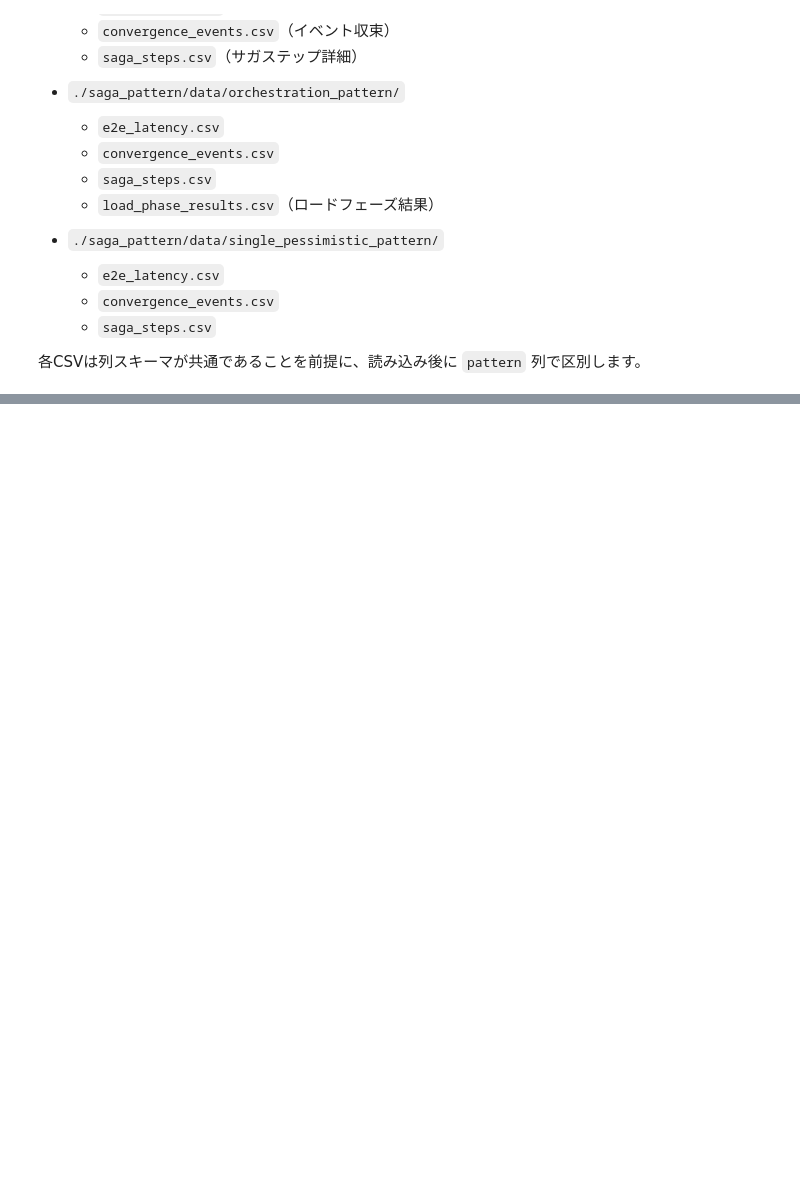
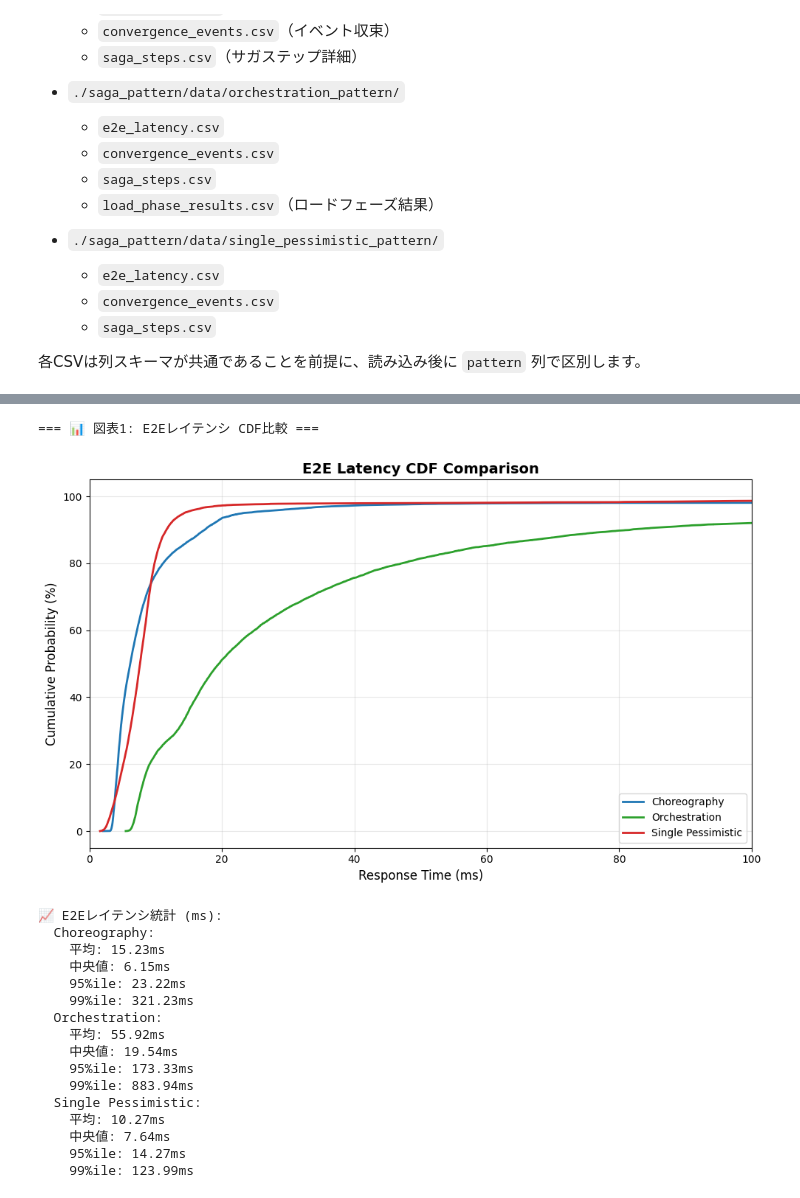
Before and after one commit to sugiyama404/practice_infra_arch, a Jupyter notebook: saga_pattern/test_result.ipynb, the cells around one changed output, grey strips where cells are left out. Drawn from its saved outputs; the diff is of its cells as text; code cells hidden in the pictures; blank space fills up the shorter version.

```diff
--- a/saga_pattern/test_result.ipynb
+++ b/saga_pattern/test_result.ipynb
@@ -53,8 +52,5 @@ print("ライブラリの読み込み完了")
 # %%
-# Load CSV data from pattern subdirectories
 print("=== CSVファイルの読み込み（3パターン統合）===")
-
-from typing import Dict, List
 
 pattern_dirs = {
     'choreography': DATA_DIR / 'choreography_pattern',
@@ -62,10 +58,10 @@ pattern_dirs = {
     'single_pessimistic': DATA_DIR / 'single_pessimistic_pattern',
 }
 
-# Initialize empty DataFrames
-cols_e2e = ['created_at', 'finished_at', 'e2e_ms']
-cols_conv = ['aggregate_id', 'processed_at']
-cols_saga = ['saga_id', 'step', 'status', 'is_compensation', 'started_at', 'completed_at', 'duration_ms']
+# Initialize empty DataFrames with actual column names from CSV files
+cols_e2e = ['pattern', 'scenario', 'status_code', 'response_time', 'timestamp', 'load_phase']
+cols_conv = ['aggregate_id', 'event_type', 'processed_at']
+cols_saga = ['saga_id', 'order_id', 'step_number', 'step_name', 'command_type', 'status', 'started_at', 'completed_at', 'duration_ms']
 
 df_e2e_list: List[pd.DataFrame] = []
 df_conv_list: List[pd.DataFrame] = []
@@ -78,7 +74,7 @@ for pattern, pdir in pattern_dirs.items():
         saga_path = pdir / 'saga_steps.csv'
 
         if e2e_path.exists():
-            e2e = pd.read_csv(e2e_path, parse_dates=['created_at', 'finished_at'])
+            e2e = pd.read_csv(e2e_path, parse_dates=['timestamp'])
             e2e['pattern'] = pattern
             df_e2e_list.append(e2e)
             print(f"✓ E2E ({pattern}): {len(e2e)} rows")
@@ -442,0 +488,36 @@ df_phase_results = load_phase_analysis()
+# %%
+# 📊 図表1: E2Eレイテンシ CDF比較
+print("=== 📊 図表1: E2Eレイテンシ CDF比較 ===")
+fig, ax = plt.subplots(1, 1, figsize=(10, 6))
+create_cdf_plot(df_e2e, ax)
+plt.tight_layout()
+plt.show()
+
+# 統計サマリー表示
+print("\n📈 E2Eレイテンシ統計 (ms):")
+for pattern in df_e2e['pattern'].unique():
+    pattern_data = df_e2e[df_e2e['pattern'] == pattern]['response_time'] * 1000
+    print(f"  {pattern.replace('_', ' ').title()}:")
+    print(f"    平均: {pattern_data.mean():.2f}ms")
+    print(f"    中央値: {pattern_data.median():.2f}ms")
+    print(f"    95%ile: {pattern_data.quantile(0.95):.2f}ms")
+    print(f"    99%ile: {pattern_data.quantile(0.99):.2f}ms")
+# %% [output]
+=== 📊 図表1: E2Eレイテンシ CDF比較 ===
+[figure, added]
+📈 E2Eレイテンシ統計 (ms):
+  Choreography:
+    平均: 15.23ms
+    中央値: 6.15ms
+    95%ile: 23.22ms
+    99%ile: 321.23ms
+  Orchestration:
+    平均: 55.92ms
+    中央値: 19.54ms
+    95%ile: 173.33ms
+    99%ile: 883.94ms
+  Single Pessimistic:
+    平均: 10.27ms
+    中央値: 7.64ms
+    95%ile: 14.27ms
+    99%ile: 123.99ms
```
Also changed, not shown: parts of 16 cells of this notebook, 1 other file.
